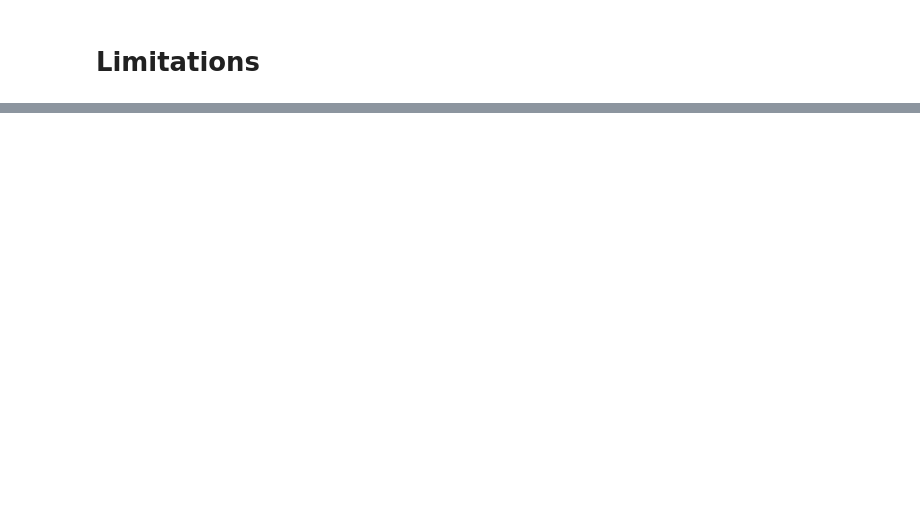
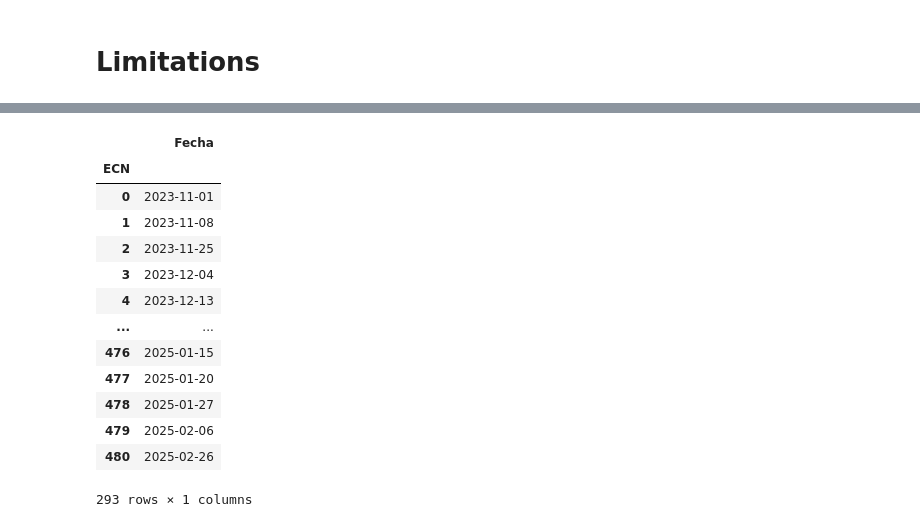
Before and after one commit to rubusarbaro/supplier-selection_fuzzy-logic_thesis, a Jupyter notebook: Calc.ipynb, the cells around one changed output, grey strips where cells are left out. Drawn from its saved outputs; the diff is of its cells as text; code cells hidden in the pictures; blank space fills up the shorter version.

```diff
--- a/Calc.ipynb
+++ b/Calc.ipynb
@@ -475,0 +371,18 @@ plt.show()
+# %%
+s_82 = dates_df.groupby("ECN").min()
+s_82
+# %% [output]
+|  | Fecha |
+| ECN |  |
+| 0 | 2023-11-01 |
+| 1 | 2023-11-08 |
+| 2 | 2023-11-25 |
+| 3 | 2023-12-04 |
+| 4 | 2023-12-13 |
+| ... | ... |
+| 476 | 2025-01-15 |
+| 477 | 2025-01-20 |
+| 478 | 2025-01-27 |
+| 479 | 2025-02-06 |
+| 480 | 2025-02-26 |
+293 rows × 1 columns
```
Also changed, not shown: parts of 35 cells of this notebook, 3 other files.
